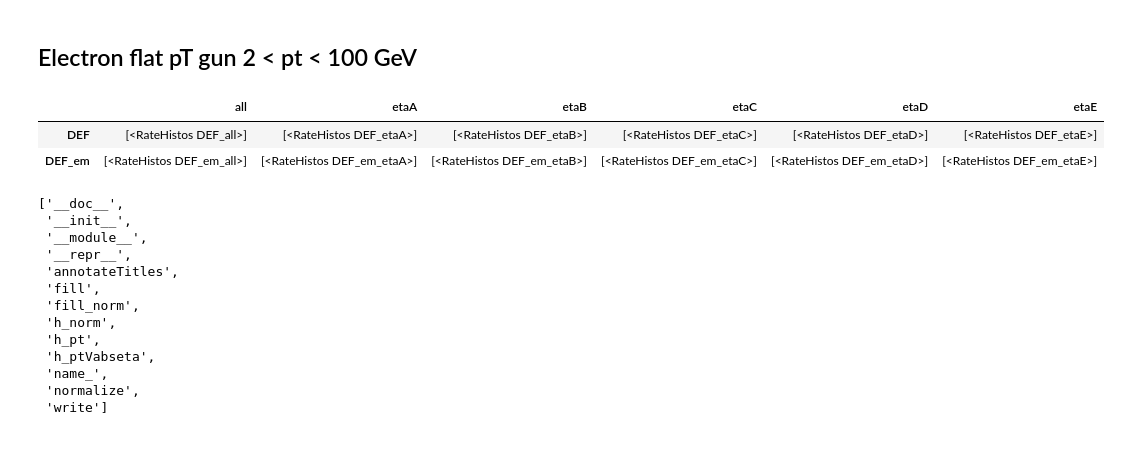
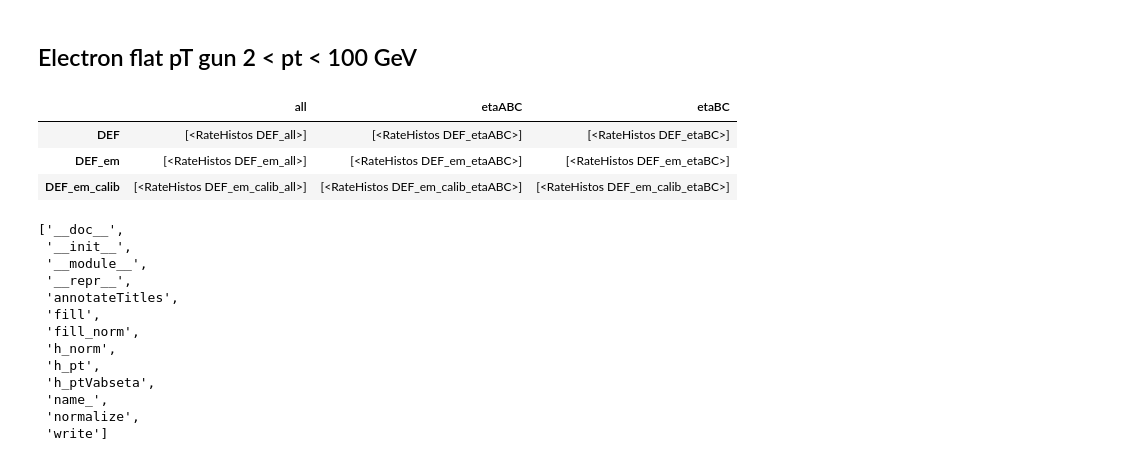
Before and after one commit to cerminar/ntuple-analysis, a Jupyter notebook: notebooks/plotter-rate.ipynb, the cells around one changed output. Drawn from its saved outputs; the diff is of its cells as text; code cells hidden in the pictures.

```diff
--- a/notebooks/plotter-rate.ipynb
+++ b/notebooks/plotter-rate.ipynb
@@ -350,24 +368,26 @@ Error in <TFile::TFile>: file ../plots1/histos_hadronGun_PU200_v38b.root does no
 # %%
 
 samples = samples_nugunrates
-tp_sets = ['DEF', 'DEF_em']
-particles = ['all', 'etaA', 'etaB', 'etaC', 'etaD', 'etaE']
+
+tp_sets = ['DEF', 'DEF_em', 'DEF_em_calib']
+particles = ['all', 'etaABC', 'etaBC']
 labels = [sample.label for sample in samples]
 
 histo_rate_df = pd.DataFrame(index=tp_sets, columns=particles)
 titles_df = pd.DataFrame(index=tp_sets, columns=particles)
 
 
 for tp_set in tp_sets:
     for particle in particles:
         histo_rate_df.loc[tp_set][particle] =  [histos.RateHistos('{}_{}'.format(tp_set, particle), sample.histo_file) for sample in samples]
         titles_df.loc[tp_set, particle] = '{}, {}'.format(tpset_labels[tp_set], particle_labels[particle])
 
 histo_rate_df
 # %% [output]
-|  | all | etaA | etaB | etaC | etaD | etaE |
-| DEF | [<RateHistos DEF_all>] | [<RateHistos DEF_etaA>] | [<RateHistos DEF_etaB>] | [<RateHistos DEF_etaC>] | [<RateHistos DEF_etaD>] | [<RateHistos DEF_etaE>] |
-| DEF_em | [<RateHistos DEF_em_all>] | [<RateHistos DEF_em_etaA>] | [<RateHistos DEF_em_etaB>] | [<RateHistos DEF_em_etaC>] | [<RateHistos DEF_em_etaD>] | [<RateHistos DEF_em_etaE>] |
+|  | all | etaABC | etaBC |
+| DEF | [<RateHistos DEF_all>] | [<RateHistos DEF_etaABC>] | [<RateHistos DEF_etaBC>] |
+| DEF_em | [<RateHistos DEF_em_all>] | [<RateHistos DEF_em_etaABC>] | [<RateHistos DEF_em_etaBC>] |
+| DEF_em_calib | [<RateHistos DEF_em_calib_all>] | [<RateHistos DEF_em_calib_etaABC>] | [<RateHistos DEF_em_calib_etaBC>] |
 # %%
 dir(histo_rate_df.loc['DEF', 'all'][0])
 # %% [output]
```
Also changed, not shown: parts of 18 cells of this notebook, 3 other files.
